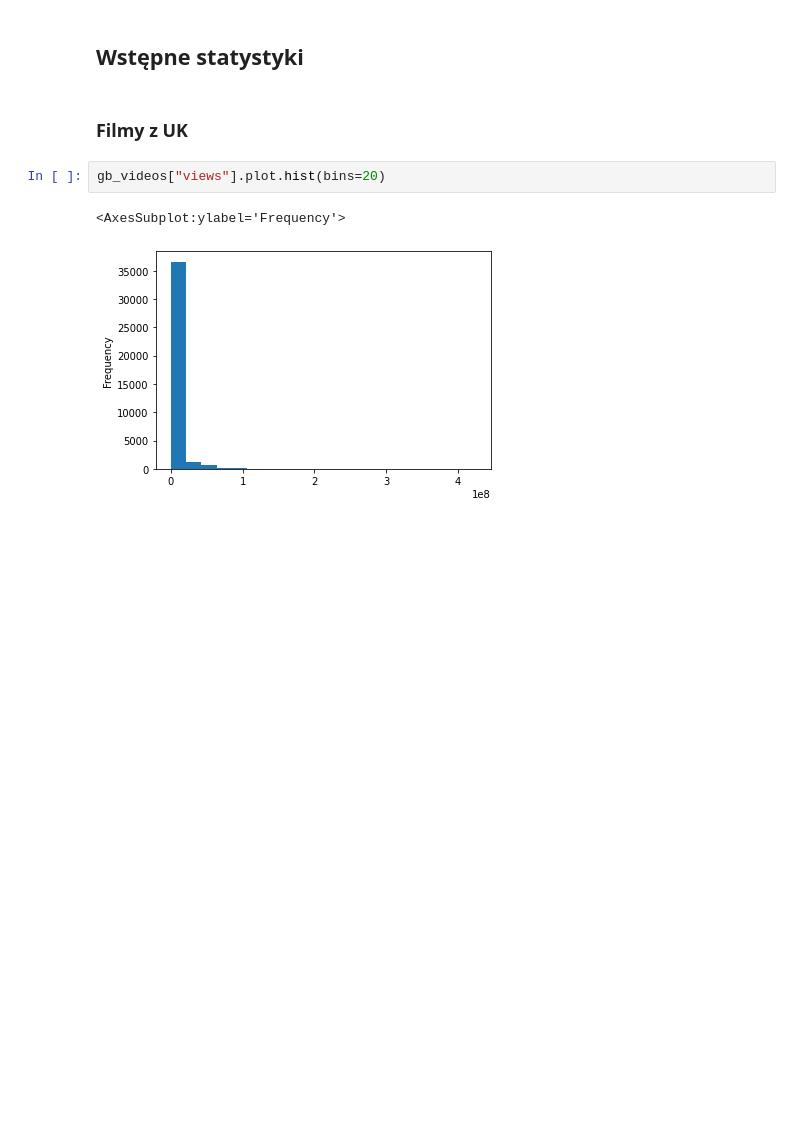
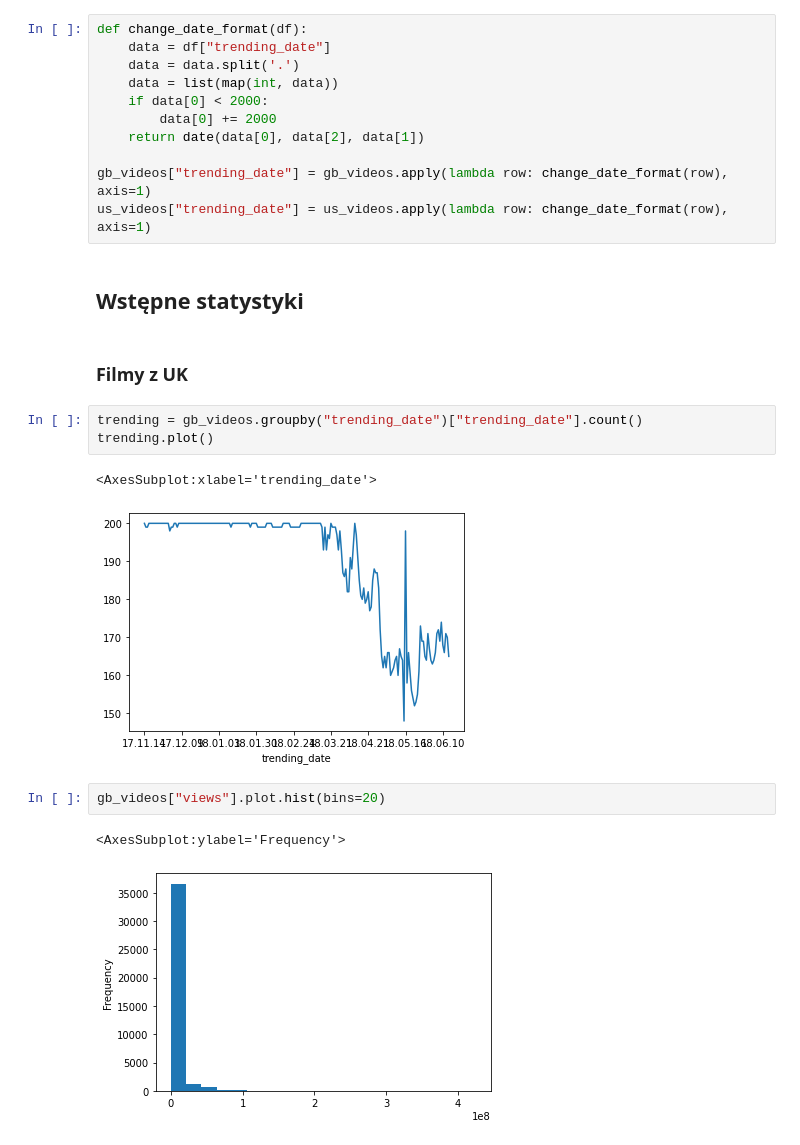
Before and after one commit to Southeaven/PED, a Jupyter notebook: ch1.ipynb, the cells around one changed output. Cells and saved outputs as stored; diff of their text form; blank space fills up the shorter version.

Commit message:
Fix incorrect date format

```diff
--- a/ch1.ipynb
+++ b/ch1.ipynb
@@ -24,7 +19,24 @@ gb_videos.head()
+# %%
+def change_date_format(df):
+    data = df["trending_date"]
+    data = data.split('.')
+    data = list(map(int, data))
+    if data[0] < 2000:
+        data[0] += 2000
+    return date(data[0], data[2], data[1])
+
+gb_videos["trending_date"] = gb_videos.apply(lambda row: change_date_format(row), axis=1)
+us_videos["trending_date"] = us_videos.apply(lambda row: change_date_format(row), axis=1)
 # %% [markdown]
 ## Wstępne statystyki
 # %% [markdown]
 ### Filmy z UK
+# %%
+trending = gb_videos.groupby("trending_date")["trending_date"].count()
+trending.plot()
+# %% [output]
+<AxesSubplot:xlabel='trending_date'>
+[figure, added]
 # %%
 gb_videos["views"].plot.hist(bins=20)
 # %% [output]
```
Also changed, not shown: parts of 3 cells of this notebook.
